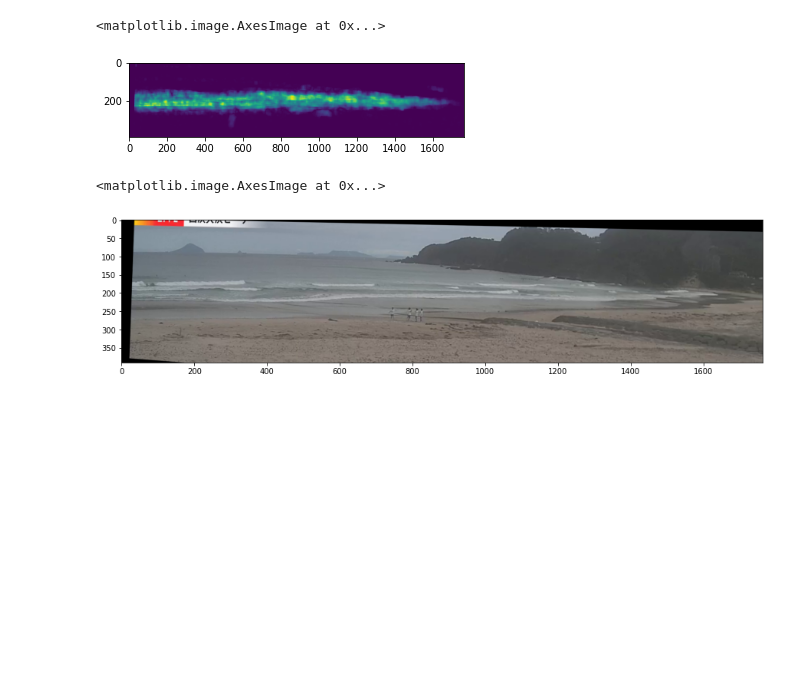
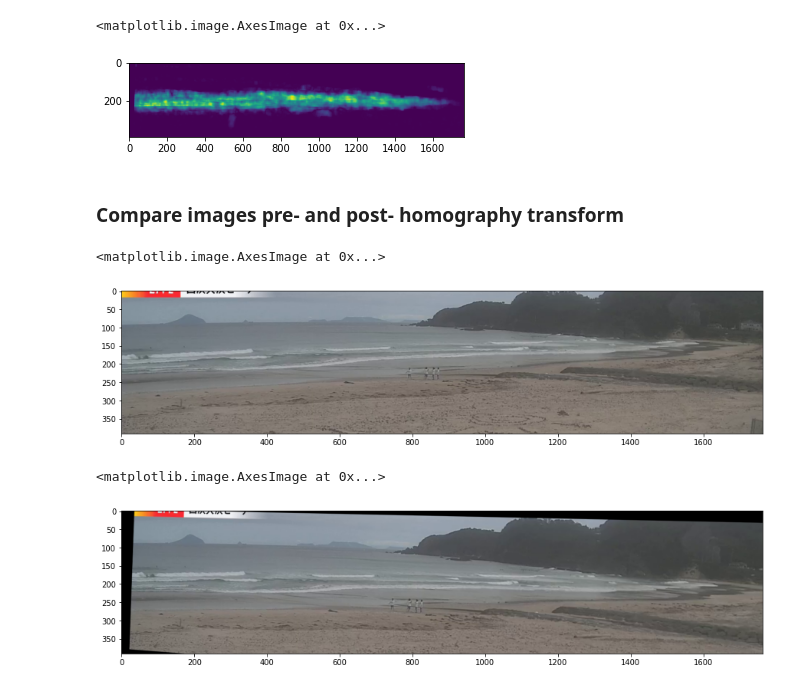
Before and after one commit to sjobeek/surfbreak, a Jupyter notebook: 03_perspective_transform.ipynb, the cells around one changed output. Drawn from its saved outputs; the diff is of its cells as text; code cells hidden in the pictures; blank space fills up the shorter version.

```diff
--- a/03_perspective_transform.ipynb
+++ b/03_perspective_transform.ipynb
@@ -3,5 +6,11 @@
 # %%
 from surfbreak import detection
-mean_flow, xrange, yrange = detection.detect_surfzone('./tmp/shirahama_1590387334_SURF-93cm.ts',
-                                                          n_samples=10, draw_fit=True)
+import dask
+import graphchain
+
+result = detection.detect_surfzone('./tmp/shirahama_1590387334_SURF-93cm.ts',
+                                   n_samples=10, draw_fit=True)
+
+with dask.config.set(num_workers=4, scheduler='threads', delayed_optimize=graphchain.optimize):
+        mean_flow, xrange, yrange = result.compute()
 # %% [output]
@@ -290,4 +276,13 @@ plt.imshow(mag_warped)
 # %% [output]
 <matplotlib.image.AxesImage at 0x...>
 [figure]
+# %% [markdown]
+### Compare images pre- and post- homography transform
+# %%
+# Image pre-transform
+plt.figure(figsize=(15,5))
+plt.imshow(wave_img)
+# %% [output]
+<matplotlib.image.AxesImage at 0x...>
+[figure, added]
 # %%
```
Also changed, not shown: parts of 11 cells of this notebook, 8 other files.
